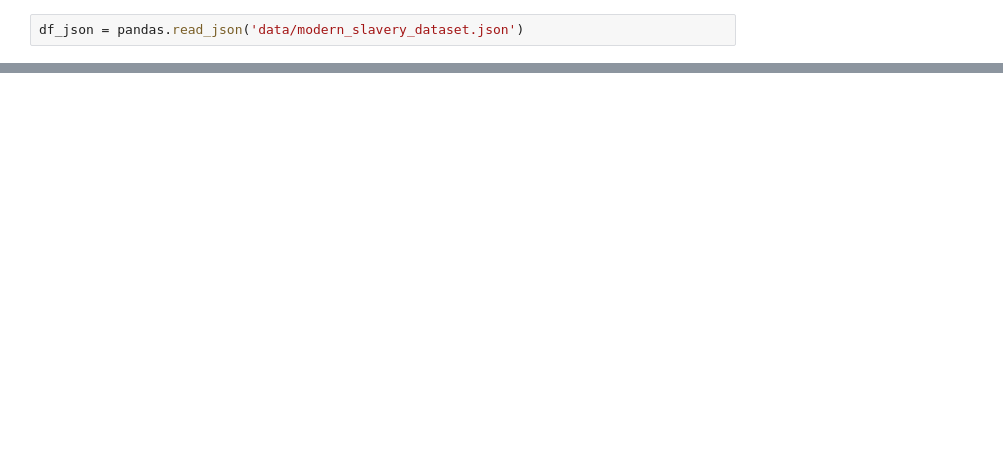
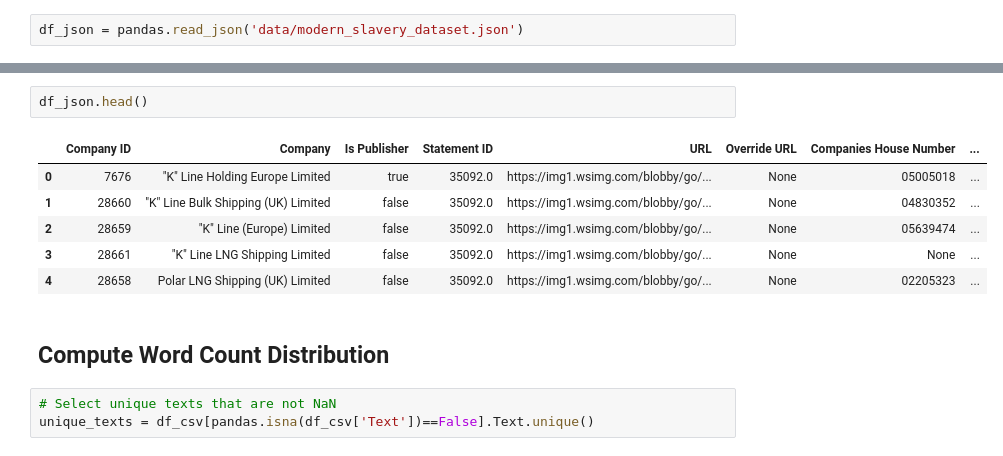
Before and after one commit to the-future-society/modern-slavery-statements-research, a Jupyter notebook: notebooks/Tutorial - Download Modern Slavery Corpus.ipynb, the cells around one changed output, grey strips where cells are left out. Cells and saved outputs as stored; diff of their text form; blank space fills up the shorter version.

```diff
--- a/notebooks/Tutorial - Download Modern Slavery Corpus.ipynb
+++ b/notebooks/Tutorial - Download Modern Slavery Corpus.ipynb
@@ -105,0 +78,14 @@ Name: Text, Length: 28417, dtype: object
+# %%
+df_json.head()
+# %% [output]
+|  | Company ID | Company | Is Publisher | Statement ID | URL | Override URL | Companies House Number | ... |
+| 0 | 7676 | "K" Line Holding Europe Limited | true | 35092.0 | https://img1.wsimg.com/blobby/go/... | None | 05005018 | ... |
+| 1 | 28660 | "K" Line Bulk Shipping (UK) Limited | false | 35092.0 | https://img1.wsimg.com/blobby/go/... | None | 04830352 | ... |
+| 2 | 28659 | "K" Line (Europe) Limited | false | 35092.0 | https://img1.wsimg.com/blobby/go/... | None | 05639474 | ... |
+| 3 | 28661 | "K" Line LNG Shipping Limited | false | 35092.0 | https://img1.wsimg.com/blobby/go/... | None | None | ... |
+| 4 | 28658 | Polar LNG Shipping (UK) Limited | false | 35092.0 | https://img1.wsimg.com/blobby/go/... | None | 02205323 | ... |
+# %% [markdown]
+## Compute Word Count Distribution
+# %%
+# Select unique texts that are not NaN
+unique_texts = df_csv[pandas.isna(df_csv['Text'])==False].Text.unique()
```
Also changed, not shown: parts of 15 cells of this notebook, 1 other file.
